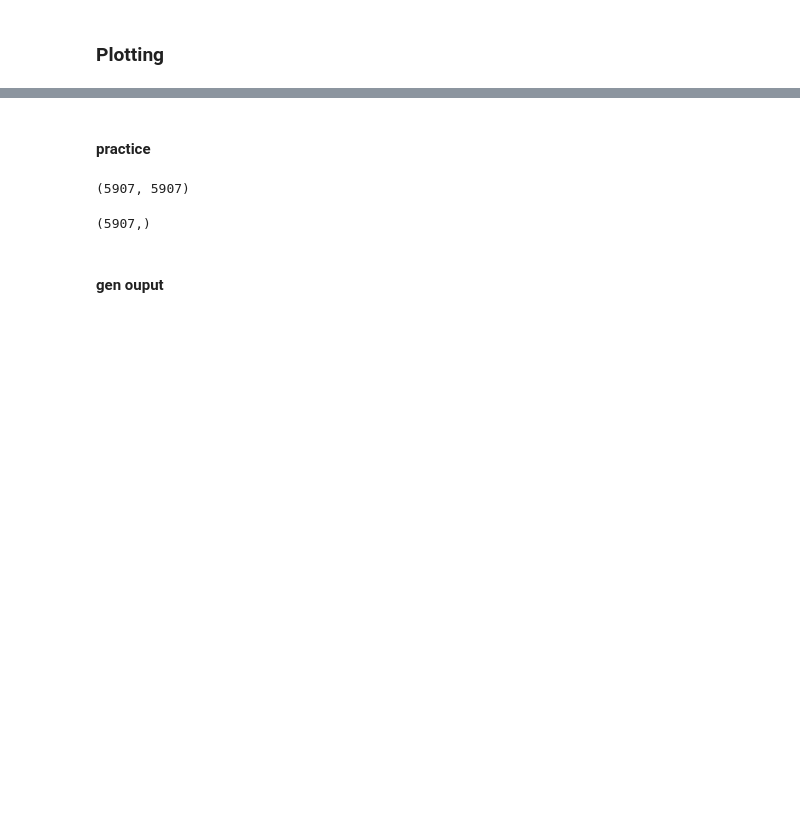
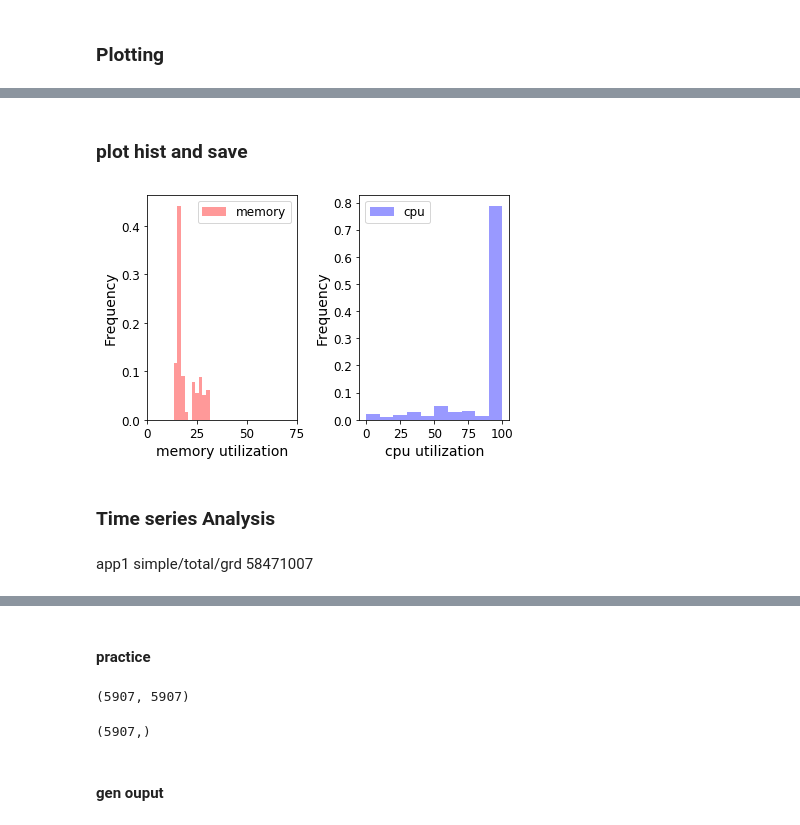
Before and after one commit to Parsl/parsl, a Jupyter notebook: parsl/dataflow/workspace/1-app-slurm-performanceio.ipynb, the cells around one changed output, grey strips where cells are left out. Cells and saved outputs as stored; diff of their text form; code cells hidden in the pictures; blank space fills up the shorter version.

```diff
--- a/parsl/dataflow/workspace/1-app-slurm-performanceio.ipynb
+++ b/parsl/dataflow/workspace/1-app-slurm-performanceio.ipynb
@@ -24,0 +45,2 @@ def _common_output(filedir='.', filename='output'):
+# %%
+output4_list = glob.glob(workdir+'/'+app_type+'_'+exp_type+'/outputs_app2-4_slurm-*')
@@ -24,0 +49,8 @@ def _common_output(filedir='.', filename='output'):
+# %%
+mems, cpus, times = [], [], []
+for _filelist in [output1_list, output2_list, output3_list, output4_list]:
+    for ifile in _filelist:
+        _mem, _cpu, _time = _common_output(filename=ifile)
+        mems.extend(_mem)
+        cpus.extend(_cpu)
+        times.extend(_time)
@@ -24,0 +62,5 @@ def _common_output(filedir='.', filename='output'):
+# %%
+def _get_weight(data):
+    return np.ones(len(data))/float(len(data))
+# %%
+oname = 'util_'+app_type+exp_type
@@ -24,0 +162,35 @@ def _common_output(filedir='.', filename='output'):
+# %% [markdown]
+### plot hist and save
+# %%
+fig = plt.figure()
+#
+ax = plt.subplot(121)
+weights = _get_weight(mems)
+plt.hist(mems, weights=weights,label='memory', color='red', alpha=0.4)
+plt.legend(fontsize=12)
+ax.set_xlabel("memory utilization", fontsize=14)
+ax.set_ylabel("Frequency", fontsize=14)
+ax.tick_params(labelsize=12)
+ax.set_xticks(np.arange(0,76,25))
+
+#
+ax = plt.subplot(122)
+weights = _get_weight(cpus)
+plt.hist(cpus,weights=weights, label='cpu', color='blue',alpha=0.4)
+plt.legend(fontsize=12)
+ax.set_xlabel("cpu utilization", fontsize=14)
+ax.set_ylabel("Frequency", fontsize=14)
+ax.tick_params(labelsize=12)
+ax.set_xticks(np.arange(0,101,25))
+
+#
+fig.tight_layout()
+#plt.show()
+plt.savefig("./"+oname)
+# %% [output]
+[figure, added]
+# %% [markdown]
+### Time series Analysis
+# %% [markdown]
+app1 simple/total/grd
+58471007
```
Also changed, not shown: parts of 39 cells of this notebook.
